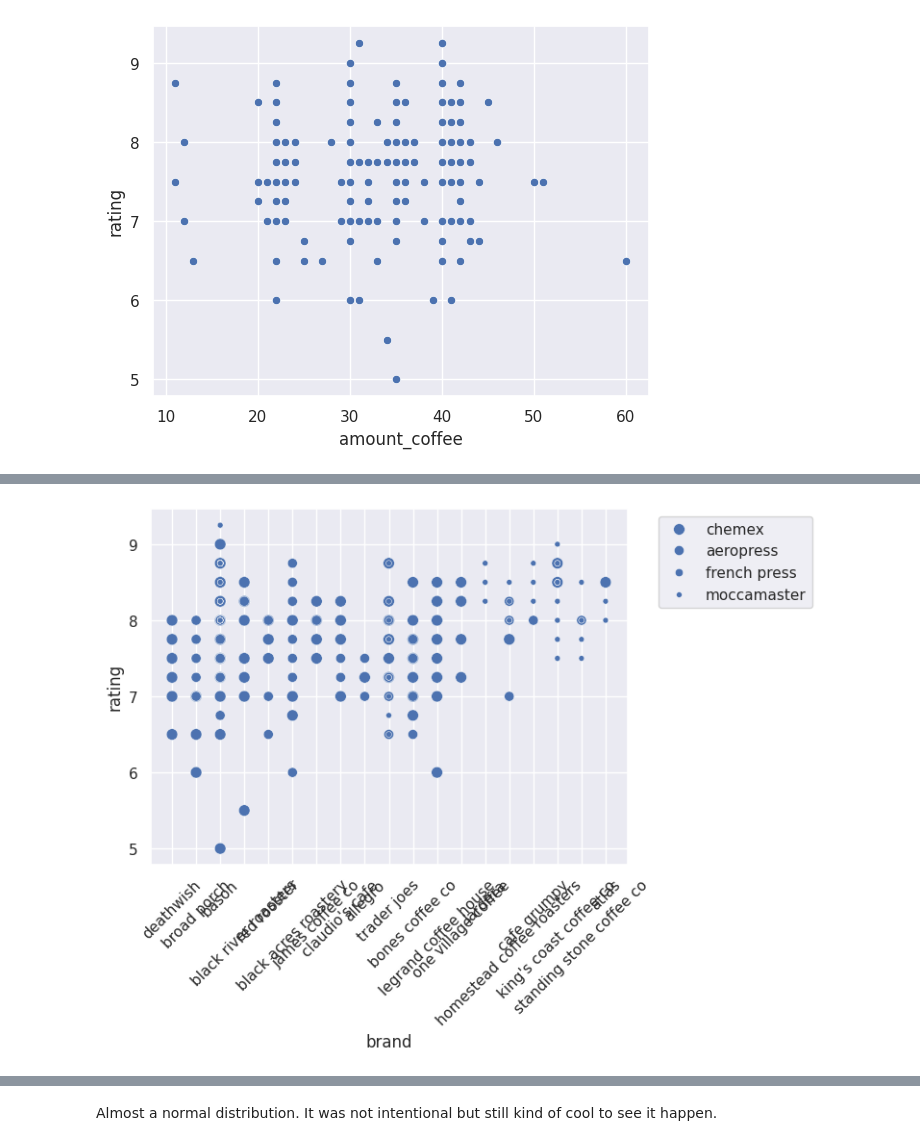
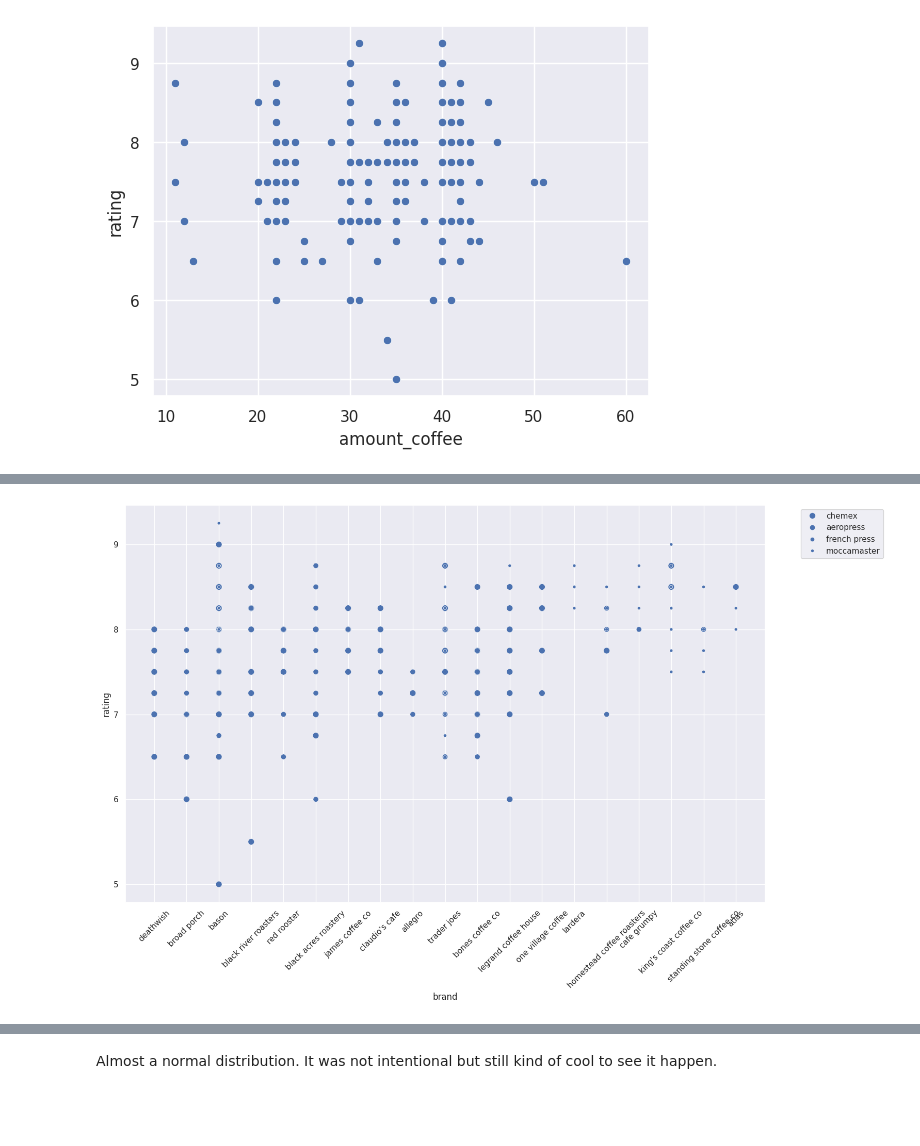
Before and after one commit to TomPMcGuire37/Coffee2, a Jupyter notebook: Coffee EDA.ipynb, the cells around one changed output, grey strips where cells are left out. Drawn from its saved outputs; the diff is of its cells as text; code cells hidden in the pictures; blank space fills up the shorter version.

```diff
--- a/Coffee EDA.ipynb
+++ b/Coffee EDA.ipynb
@@ -149,6 +149,7 @@ df.amount_water = np.where(df.amount_water == "550\\", 550, df.amount_water)
 df.amount_water = df.amount_water.astype(int)
 df.brand = np.where(df.brand == 'black river roaster', 'black river roasters', df.brand)
 df.brand = np.where(df.brand == "trader joe's", 'trader joes', df.brand)
+df.brand = np.where(df.brand == 'legrand coffee house ', 'legrand coffee house', df.brand)
 df
 # %% [output]
 |  | date | brand | roast | blend | iced | grind_size | method | amount_coffee | amount_water | ... |
@@ -280,10 +289,11 @@ plt.show()
 # %%
+plt.figure(figsize = (16,10))
 sns.scatterplot(x = 'brand', y = 'rating', size = 'method', data = df)
 plt.xticks(rotation = 45)
 plt.legend(bbox_to_anchor=(1.05, 1), loc='upper left')
 plt.show()
 # %% [output]
-[figure, old version]
+[figure, new version]
 # %%
 sns.countplot(data = df, y = 'rating')
 plt.show()
```
Also changed, not shown: parts of 17 cells of this notebook, 2 other files.
